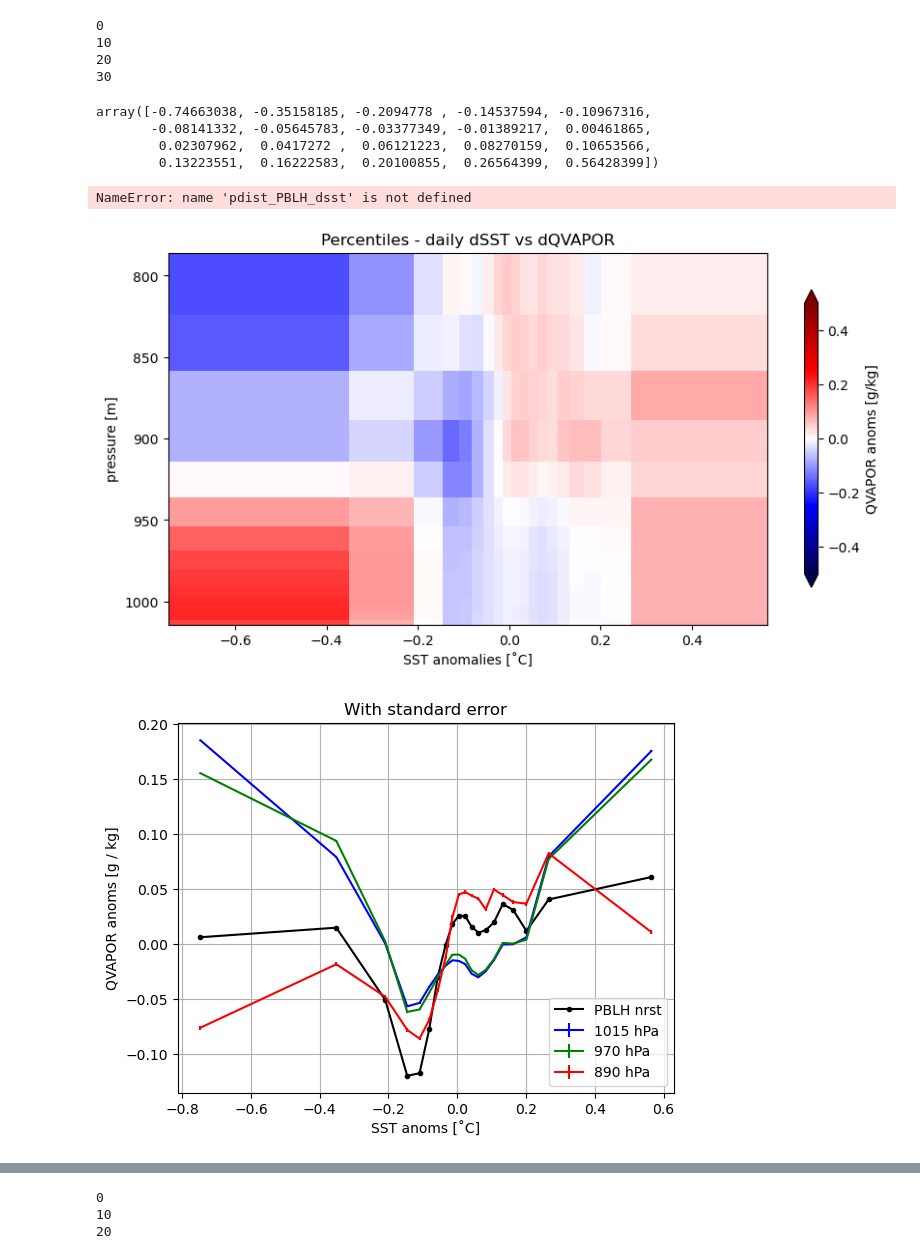
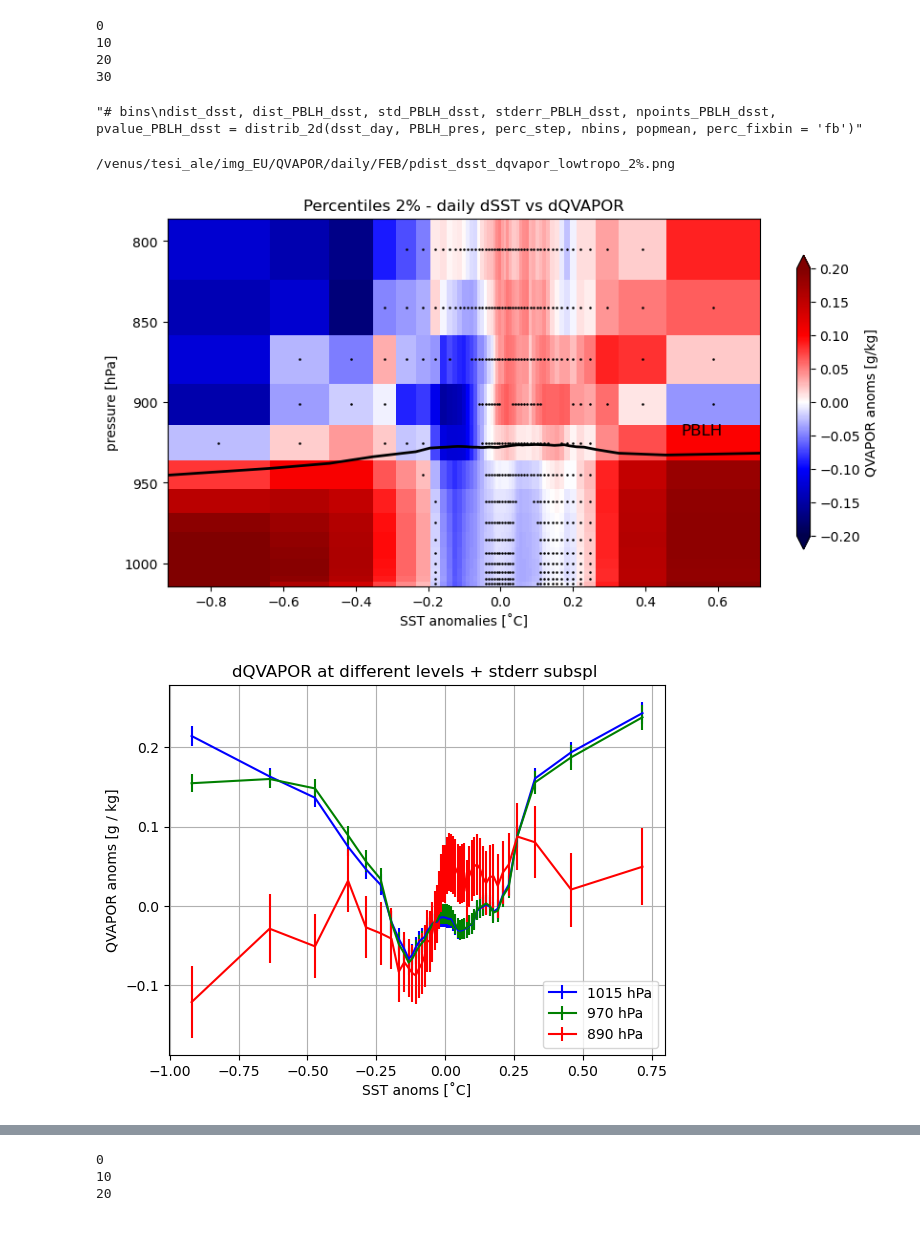
Before and after one commit to meteorologopazzo/thesis_material, a Jupyter notebook: EURECA_scripts/QVAPOR_day.ipynb, the cells around one changed output, grey strips where cells are left out. Drawn from its saved outputs; the diff is of its cells as text; code cells hidden in the pictures; blank space fills up the shorter version.

Commit message:
settled statistics with overall sensitivity on heat fluxes

```diff
--- a/EURECA_scripts/QVAPOR_day.ipynb
+++ b/EURECA_scripts/QVAPOR_day.ipynb
@@ -210,5 +175,9 @@ nttop = int(1)
 
 # reference population mean
 popmean = 0.
+# %%
+with open('/venus/tesi_ale/data_EU/SST/daily/FEB/dSST_day_feb.npy', 'rb') as f:
+    dsst_day = np.load(f)
+    f.close()
 # %%
 # PERC DISTRIBUTION dQVAPOR vs dSST - DAILY + PVALUE SUBSAMPLED height dependent
@@ -229,7 +201,7 @@ dist_3d_subsample(dsst_day, dQVAPOR_day, perc_step, nbins, popmean, nt, nttop, n
 # %%
 # fixed bins dQVAPOR vs dSST
-dist_dsst_day, dist_dQVAPOR_day, std_dQVAPOR_day, stderr_dQVAPOR_day, npoints_dQVAPOR, pvalue_dQVAPOR_day_sub = \
-dist_3d_subsample(dsst_day, dQVAPOR_day, perc_step, nbins, popmean, nt, nttop, nskip, nskiptop, top=14, perc_fixbin='fb')
+# dist_dsst_day, dist_dQVAPOR_day, std_dQVAPOR_day, stderr_dQVAPOR_day, npoints_dQVAPOR, pvalue_dQVAPOR_day_sub = \
+# dist_3d_subsample(dsst_day, dQVAPOR_day, perc_step, nbins, popmean, nt, nttop, nskip, nskiptop, top=14, perc_fixbin='fb')
 # %% [output]
 0
 10
@@ -242,7 +214,7 @@ PBLH_pres = mpcalc.height_to_pressure_std(PBLH_day*units.meters)
 PBLH_pres = PBLH_pres.magnitude #.m_as('hPa')
 # %%
 # DISTRIBUTION PBLH vs dSST bin - DAILY
-perc_step = 5
+perc_step = 2
 nbins = int(100/perc_step) # Number of bins.
 
 #  PBLH distrib
@@ -250,17 +222,14 @@ nbins = int(100/perc_step) # Number of bins.
 # perc
 pdist_dsst, pdist_PBLH_dsst, pstd_PBLH_dsst, pstderr_PBLH_dsst, pnpoints_PBLH_dsst, ppvalue_PBLH_dsst = \
 distrib_2d(dsst_day, PBLH_pres, perc_step, nbins, popmean, perc_fixbin = 'perc')
-
-# bins
-dist_dsst, dist_PBLH_dsst, std_PBLH_dsst, stderr_PBLH_dsst, npoints_PBLH_dsst, pvalue_PBLH_dsst = \
-distrib_2d(dsst_day, PBLH_pres, perc_step, nbins, popmean, perc_fixbin = 'fb')
+# %% [output]
+"# bins\ndist_dsst, dist_PBLH_dsst, std_PBLH_dsst, stderr_PBLH_dsst, npoints_PBLH_dsst, pvalue_PBLH_dsst = distrib_2d(dsst_day, PBLH_pres, perc_step, nbins, popmean, perc_fixbin = 'fb')"
-# %%
-pdist_dsst_day
-# %% [output]
-array([-0.74663038, -0.35158185, -0.2094778 , -0.14537594, -0.10967316,
-       -0.08141332, -0.05645783, -0.03377349, -0.01389217,  0.00461865,
-        0.02307962,  0.0417272 ,  0.06121223,  0.08270159,  0.10653566,
-        0.13223551,  0.16222583,  0.20100855,  0.26564399,  0.56428399])
+# %%
+## LOAD PBLH vs dSST data!
+with open('/venus/tesi_ale/data_EU/PBLH/daily/FEB/pdistrs_PBLH_dSST_day_feb.npy', 'rb') as f:
+    pdist_dsst = np.load(f)
+    pdist_PBLH_dsst = np.load(f)
+    f.close()
 # %%
 p_level_plot = int(15)
 
@@ -268,63 +237,48 @@ perc = True
 title = 'Percentiles' if perc else 'Fixed bins'
 x = pdist_dsst_day if perc else dist_dsst_day
 var = pdist_dQVAPOR_day if perc else dist_dQVAPOR_day
-minval = -0.5 ; maxval = -minval
+minval = -0.2 ; maxval = -minval
 
 fig, ax1 = plt.subplots(figsize=(10, 5))
 ax1.invert_yaxis()
 p1 = ax1.pcolormesh(x, mean_vert_pres[0:p_level_plot], var[0:p_level_plot]*1000, vmin=minval, vmax=maxval, cmap='seismic')
 ax1.set_xlabel('SST anomalies [˚C]'); ax1.set_ylabel('pressure [hPa]')
-plt.title(f'{title} - daily dSST vs dQVAPOR')
+plt.title(f'{title} 2% - daily dSST vs dQVAPOR')
 cbar = plt.colorbar(p1,ax=ax1, location='right', shrink=0.8, extend='both')
 cbar.set_label('QVAPOR anoms [g/kg]')
 
 var_pbl = pdist_PBLH_dsst if perc else dist_PBLH_dsst
 ax1.plot(x, var_pbl, '-k', linewidth=2)
-ax1.text(0.4, 850, 'PBLH', fontsize=12, color='k')
+ax1.text(0.5, 920, 'PBLH', fontsize=12, color='k')
 
 
 
 
 # DEF punti significativi (pvalue < 0.05)
 pval = ppvalue_dQVAPOR_day_sub[0:p_level_plot] if perc else pvalue_dQVAPOR_day_sub[0:p_level_plot]
 GPbin = mean_vert_pres[1:p_level_plot] - np.diff(mean_vert_pres[0:p_level_plot])*0.5
 signif_Lcorr_H = np.zeros((len(mean_vert_pres[0:p_level_plot])-1,len(x)-1))
 dsstbin = np.zeros((len(mean_vert_pres[0:p_level_plot])-1,len(x)-1))
 for h in range(0,len(mean_vert_pres[0:p_level_plot])-1):
     cond1 = pval[h,:-1] > 0.05
     cond2 = np.abs(var[h,:-1]) < 0.1*np.nanmean(np.abs(var))
     cond = (cond1) | (cond2)
 #     cond = cond1
     signif_Lcorr_H[h,:] = np.zeros(len(x)-1) + np.nan
     signif_Lcorr_H[h, cond] = GPbin[h]
     dsstbin[h,:] = x[1:] - np.diff(x)*0.5
 
 plt.scatter(dsstbin,signif_Lcorr_H,  s=0.7, color='k')
 
 
 
 
-
-
-
-'''# statistical significance hatching
-pval_val = ppvalue_dQVAPOR_day_sub[0:p_level_plot] if perc else pvalue_dQVAPOR_day_sub[0:p_level_plot]
-pval_hatch = np.ma.masked_greater(pval_val, 0.05)
-hatch = ax1.pcolor(x, mean_vert_pres[0:p_level_plot], pval_hatch, hatch='/', alpha=0., zorder=10)
-
-# Add hatch to the significant areas
-hatch.set_visible(True)
-hatch.set_facecolor("black")
-hatch.set_edgecolor("none")'''
-
-
-
 # savefig
-path_img = '/venus/tesi_ale/img_EU/QVAPOR/daily/perc/FEB/' if perc else '/venus/tesi_ale/img_EU/QVAPOR/daily/bins/FEB/'
-filename = path_img + 'pdist_dsst_dqvapor_lowtropo_hatch.png' if perc else path_img + 'bins_dsst_dqvapor_lowtropo_hatch.png'
-#plt.savefig(filename)
+path_img = '/venus/tesi_ale/img_EU/QVAPOR/daily/FEB/' if perc else '/venus/tesi_ale/img_EU/QVAPOR/daily/bins/FEB/'
+filename = path_img + 'pdist_dsst_dqvapor_lowtropo_2%.png' if perc else path_img + 'bins_dsst_dqvapor_lowtropo_hatch.png'
+# plt.savefig(filename)
 print(filename)
 del filename
 # %% [output]
-NameError: name 'pdist_PBLH_dsst' is not defined
+/venus/tesi_ale/img_EU/QVAPOR/daily/FEB/pdist_dsst_dqvapor_lowtropo_2%.png
-[figure, old version]
+[figure, new version]
@@ -371,14 +310,16 @@ plt.errorbar(pdist_dsst_day, pdist_dQVAPOR_day[11,:]*1000, yerr=pstderr_dQVAPOR_
 # plt.errorbar(pdist_dsst_day, pdist_dQVAPOR_day[13,:]*1000, yerr=pstderr_dQVAPOR_day[13,:]*1000, xerr=None,\
 #              label='825 hPa', ecolor='k', linestyle='-', color='k')
 
-plt.plot(pdist_dsst_day, qvapor_at_pblh*1000, '.-k', label='PBLH nrst')
+# plt.plot(pdist_dsst_day, qvapor_at_pblh*1000, '.-k', label='PBLH nrst')
 
 plt.legend()
 
 plt.ylabel('QVAPOR anoms [g / kg]')
 plt.xlabel('SST anoms [˚C]')
-plt.title('With standard error')
+plt.title('dQVAPOR at different levels + stderr subspl ')
+
+# plt.savefig('/venus/tesi_ale/img_EU/QVAPOR/daily/FEB/dQVAPOR_levels_2%.png')
 
 plt.grid()
 # %% [output]
-[figure, old version]
+[figure, new version]
```
Also changed, not shown: parts of 27 cells of this notebook, 4 other files.
